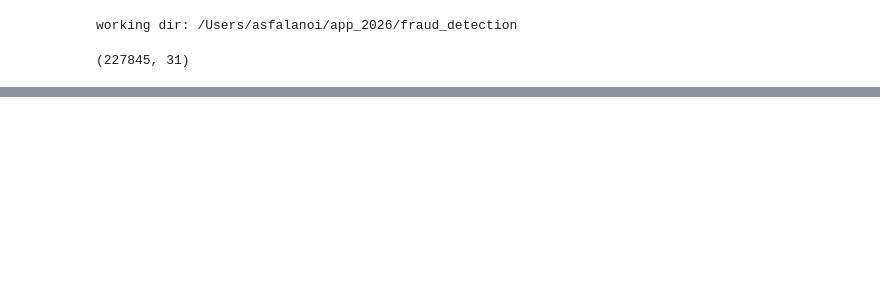
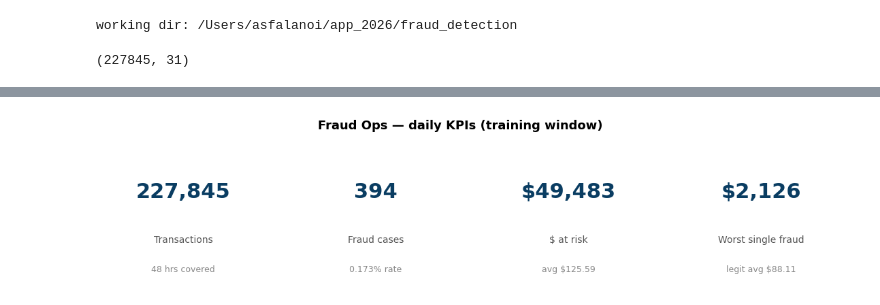
Before and after one commit to asfalanoij/fraud-detection-showcase, a Jupyter notebook: notebooks/02_eda.ipynb, the cells around one changed output, grey strips where cells are left out. Drawn from its saved outputs; the diff is of its cells as text; code cells hidden in the pictures; blank space fills up the shorter version.

```diff
--- a/notebooks/02_eda.ipynb
+++ b/notebooks/02_eda.ipynb
@@ -50,8 +39,0 @@ hourly
-# %%
-import os
-os.makedirs('reports/figures', exist_ok=True)
-fig, ax = plt.subplots(figsize=(9, 4))
-ax.bar(hourly['hour'], hourly['fraud_pct'], color='#0a7a55')
-ax.set(title='Fraud rate by hour of day', xlabel='Hour', ylabel='Fraud %')
-fig.savefig('reports/figures/fraud_rate_by_hour.png', dpi=120, bbox_inches='tight')
-plt.show()
@@ -60,12 +39,0 @@ plt.show()
-# %%
-# Amount distribution: legit vs fraud (clipped for readability)
-fig, ax = plt.subplots(figsize=(9, 4))
-ax.hist(train.loc[train.Class == 0, 'Amount'].clip(upper=2000), bins=60,
-        alpha=.6, density=True, label='legit')
-ax.hist(train.loc[train.Class == 1, 'Amount'].clip(upper=2000), bins=60,
-        alpha=.6, density=True, label='fraud', color='crimson')
-ax.set(title='Transaction amount by class (clipped at 2000)',
-       xlabel='Amount', ylabel='density')
-ax.legend()
-fig.savefig('reports/figures/amount_by_class.png', dpi=120, bbox_inches='tight')
-plt.show()
@@ -91,0 +68,20 @@ Name: Class, dtype: float64
+# %%
+def kpi_tile(ax, label, value, sub=''):
+    ax.axis('off')
+    ax.text(0.5, 0.65, value, ha='center', va='center', fontsize=22, fontweight='bold', color='#0a3d62')
+    ax.text(0.5, 0.30, label, ha='center', va='center', fontsize=10, color='#555')
+    if sub:
+        ax.text(0.5, 0.08, sub, ha='center', va='center', fontsize=9, color='#888')
+    for s in ax.spines.values():
+        s.set_visible(True); s.set_color('#ddd')
+
+fig, axes = plt.subplots(1, 4, figsize=(14, 2.6))
+kpi_tile(axes[0], 'Transactions',       f"{int(kpi.txn_count):,}",        f"{kpi.hours_covered:.0f} hrs covered")
+kpi_tile(axes[1], 'Fraud cases',        f"{int(kpi.fraud_count):,}",      f"{kpi.fraud_pct:.3f}% rate")
+kpi_tile(axes[2], '$ at risk',          f"${kpi.fraud_dollar_loss:,.0f}", f"avg ${kpi.fraud_avg_amount:,.2f}")
+kpi_tile(axes[3], 'Worst single fraud', f"${kpi.fraud_max_amount:,.0f}",  f"legit avg ${kpi.legit_avg_amount:,.2f}")
+fig.suptitle('Fraud Ops — daily KPIs (training window)', fontsize=13, fontweight='bold', y=1.02)
+fig.savefig(FIG/'dashboard_kpis.png', dpi=120, bbox_inches='tight')
+plt.show()
+# %% [output]
+[figure, added]
```
Also changed, not shown: parts of 20 cells of this notebook, 24 other files.
